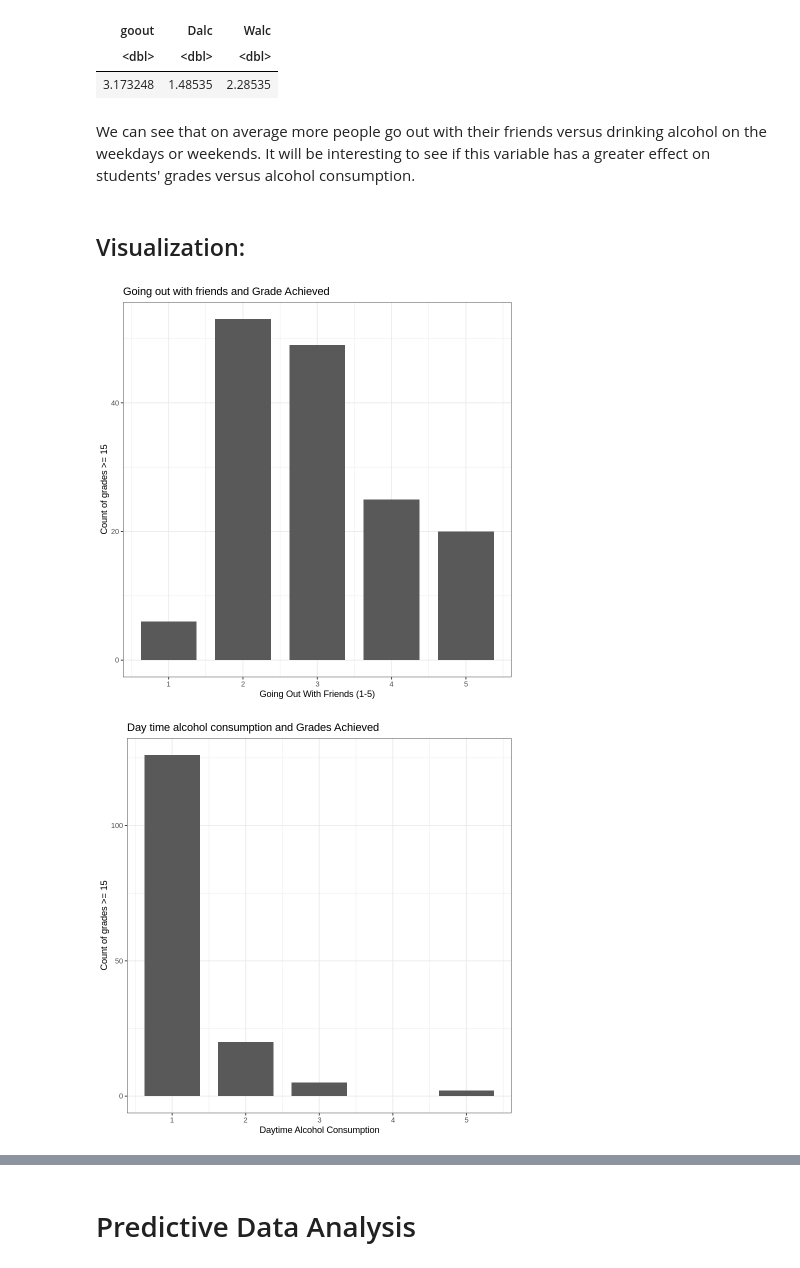
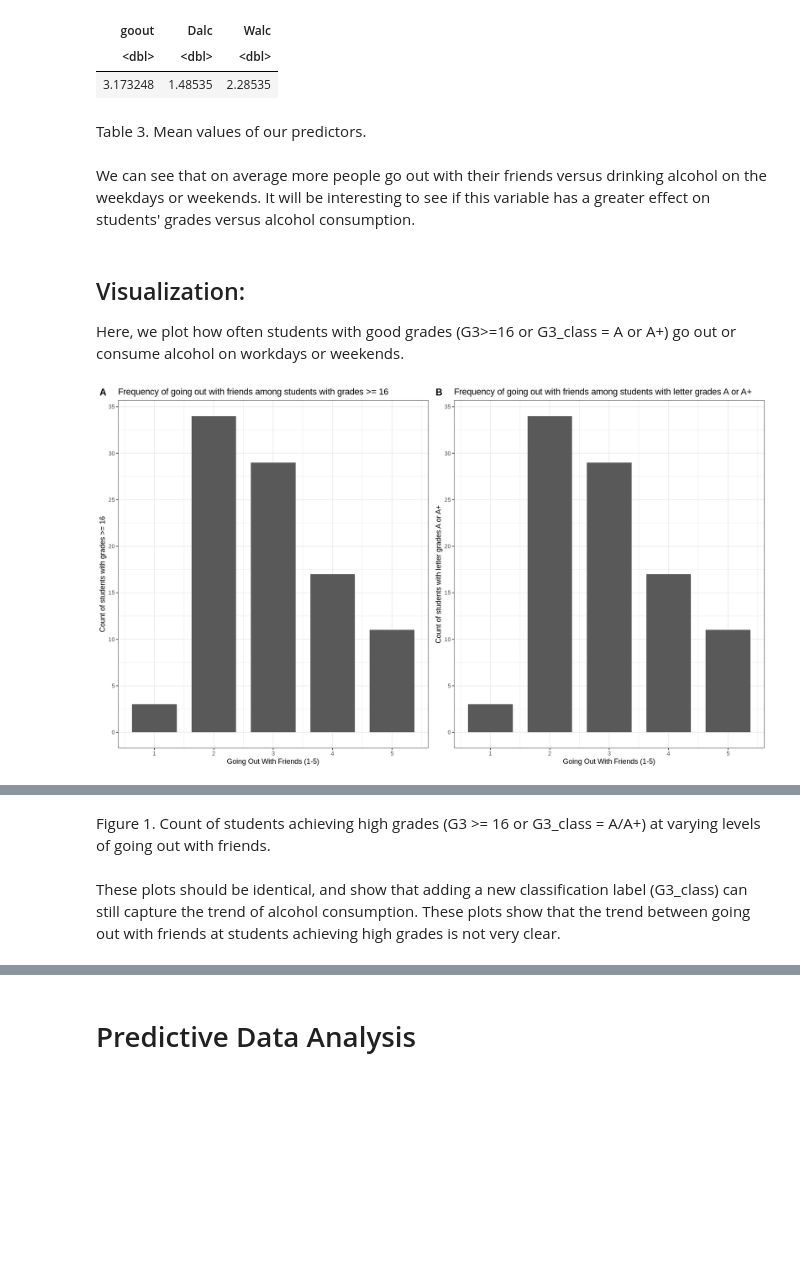
Before and after one commit to eto168/DSCI100_team24_project_proposal, a Jupyter notebook: Project-Report.ipynb, the cells around one changed output, grey strips where cells are left out. Cells and saved outputs as stored; diff of their text form; code cells hidden in the pictures; blank space fills up the shorter version.

Commit message:
Fixing up some things
Tidy graphs, split cells that are too large.

```diff
--- a/Project-Report.ipynb
+++ b/Project-Report.ipynb
@@ -92,10 +111,7 @@ filtered_set <- total_set %>%
                 select(goout, Dalc, Walc, G3)
 
 #Here, we reduce the number of classes our model needs to predict by grouping final grades (G3)
-#Because the initial G3 is a discrete numerical variable, we can use letter grades as a the Class to predict
-#here, we use the portugese grading system found at: https://www.scholaro.com/pro/Countries/Portugal/Grading-System
-#this website shows the portugese grades on a 1-20 scale to letter grades on the American Grading System
-data_train_new_classifier <- filtered_set %>%
+data_with_lg_class <- filtered_set %>%
     mutate(G3_class = case_when((G3 >= 0 & G3 <= 6.99) ~ "F",
                                 (G3 >= 7 & G3 <= 9.99) ~"D",
                                 (G3 >= 10 & G3 <= 13.99) ~ "C",
@@ -104,8 +120,9 @@ data_train_new_classifier <- filtered_set %>%
                                 (G3 >= 18 & G3 <= 20 ~ "A+")),
           G3_class = as.factor(G3_class))
 
-head(data_train_new_classifier, 10)
-unique(data_train_new_classifier$G3_class)
+head(data_with_lg_class, 10)
+#Check unique values to make sure letter grades were assigned
+unique(data_with_lg_class$G3_class)
 # %% [output]
 A data.frame: 10 × 5
 |  | goout | Dalc | Walc | G3 | G3_class |
@@ -129,10 +148,10 @@ Levels: A A+ B C D F
 set.seed(1000)
 
 #split our dataset into a training and testing set.
-data_split <- initial_split(data_train_new_classifier, prop = 0.75, strata = G3)  #where G3 = final grade
-data_train <- training(data_split)
-data_test <- testing(data_split)
-head(data_train, 4)
+data_split <- initial_split(data_with_lg_class, prop = 0.75, strata = G3)  #where G3 = final grade
+data_train_with_lg_class <- training(data_split)
+data_test_with_lg_class <- testing(data_split)
+head(data_train_with_lg_class, 4)
 # %% [output]
 A data.frame: 4 × 5
 |  | goout | Dalc | Walc | G3 | G3_class |
@@ -156,41 +177,43 @@ A tibble: 1 × 3
 | goout | Dalc | Walc |
 | <dbl> | <dbl> | <dbl> |
 | 3.173248 | 1.48535 | 2.28535 |
+# %% [markdown]
+Table 3. Mean values of our predictors.
 # %% [markdown]
 We can see that on average more people go out with their friends versus drinking alcohol on the weekdays or weekends. It will be interesting to see if this variable has a greater effect on students' grades versus alcohol consumption.
-# %% [markdown]
-## Visualization:
+# %% [markdown]
+## Visualization:
+
+Here, we plot how often students with good grades (G3>=16 or G3_class = A or A+) go out or consume alcohol on workdays or weekends.
 # %%
-#plots that display the count of how many people got good grades (G3 >= 15) for each predictor variable
+#plots that display the count of how many people got good grades (G3 >= 16) for each predictor variable
 
-goout_viz <- data_train %>%
-    filter(G3 >= 15) %>%
+options(repr.plot.width = 14, repr.plot.height = 8)
+
+goout_viz <- data_train_with_lg_class %>%
+    filter(G3 >= 16) %>%
     ggplot(aes(x = goout)) +
     geom_bar(width = 0.75) +
     labs(x = "Going Out With Friends (1-5)",
-        y = "Count of grades >= 15") +
-    ggtitle("Going out with friends and Grade Achieved") +
+        y = "Count of students with grades >= 16") +
+    ggtitle("Frequency of going out with friends among students with grades >= 16") +
+    scale_y_continuous(n.breaks = 10) +
     theme_bw()
 
-dalc_viz <- data_train %>%
-    filter(G3 >= 15) %>%
-    ggplot(aes(x = Dalc)) +
+goout_viz_lg <- data_train_with_lg_class %>%
+    filter(G3_class %in% c("A", "A+")) %>%
+    ggplot(aes(x = goout)) +
     geom_bar(width = 0.75) +
-    labs(x = "Daytime Alcohol Consumption",
-        y = "Count of grades >= 15") +
-    ggtitle("Day time alcohol consumption and Grades Achieved") +
+    labs(x = "Going Out With Friends (1-5)",
+        y = "Count of students with letter grades A or A+") +
+    ggtitle("Frequency of going out with friends among students with letter grades A or A+") +
+    scale_y_continuous(n.breaks = 10) +
     theme_bw()
-walc_viz <- data_train %>%
-    filter(G3 >= 15) %>%
-    ggplot(aes(x = Walc)) +
-    geom_bar(width = 0.75) +
-    labs(x = "Weekend Alcohol Consumption",
-        y = "Count of Grades >= 15") +
-    ggtitle("Weekend Alcohol Consumption and Grades Achieved") +
-    theme_bw()
-goout_viz
-dalc_viz
-walc_viz
+
+plot_grid(goout_viz,
+          goout_viz_lg,
+          labels = c("A", "B"),
+          ncol = 2
+         )
 # %% [output]
-[figure, old version]
+[figure, new version]
-[figure, removed]
@@ -197,0 +220,4 @@ walc_viz
+# %% [markdown]
+Figure 1. Count of students achieving high grades (G3 >= 16 or G3_class = A/A+) at varying levels of going out with friends.
+# %% [markdown]
+These plots should be identical, and show that adding a new classification label (G3_class) can still capture the trend of alcohol consumption. These plots show that the trend between going out with friends at students achieving high grades is not very clear.
```
Also changed, not shown: parts of 37 cells of this notebook.
